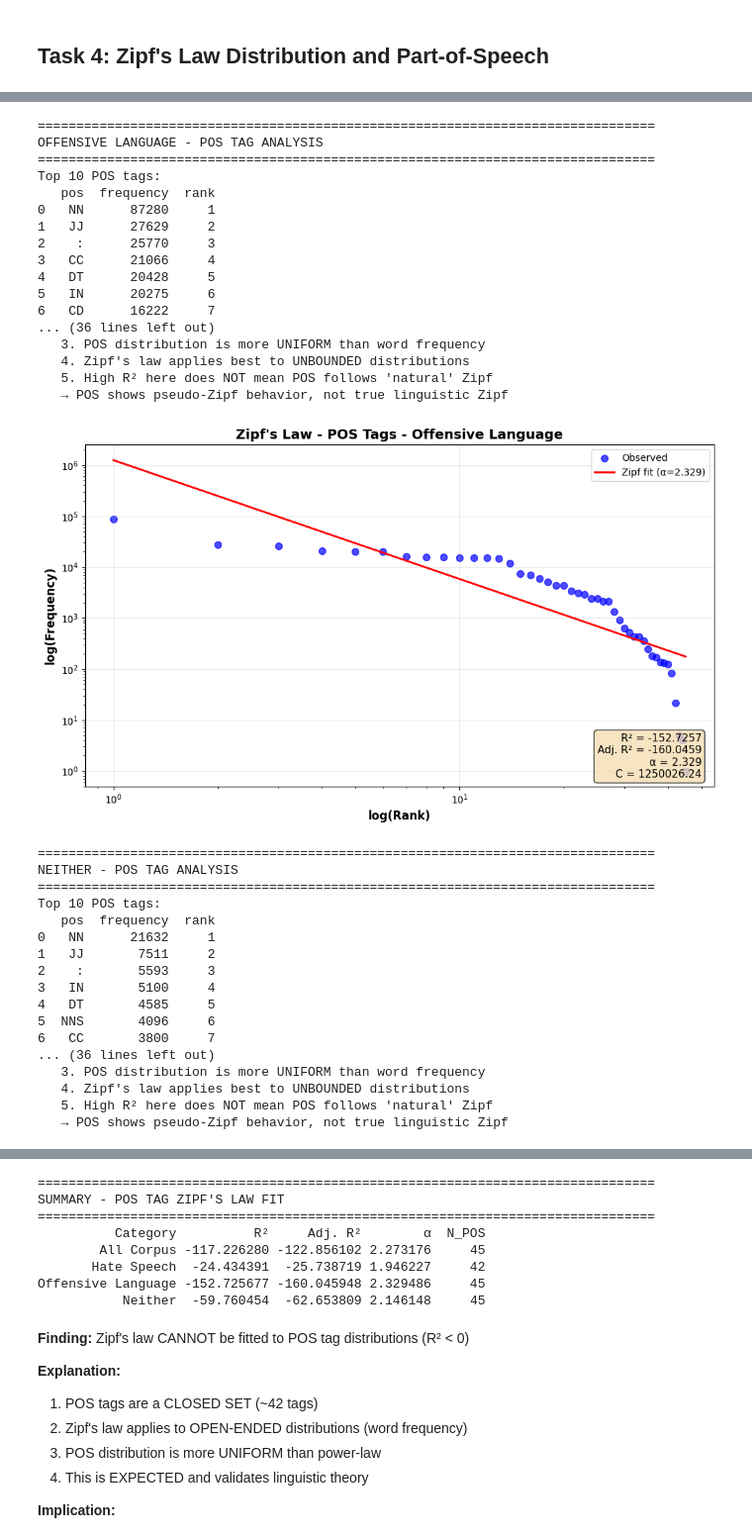
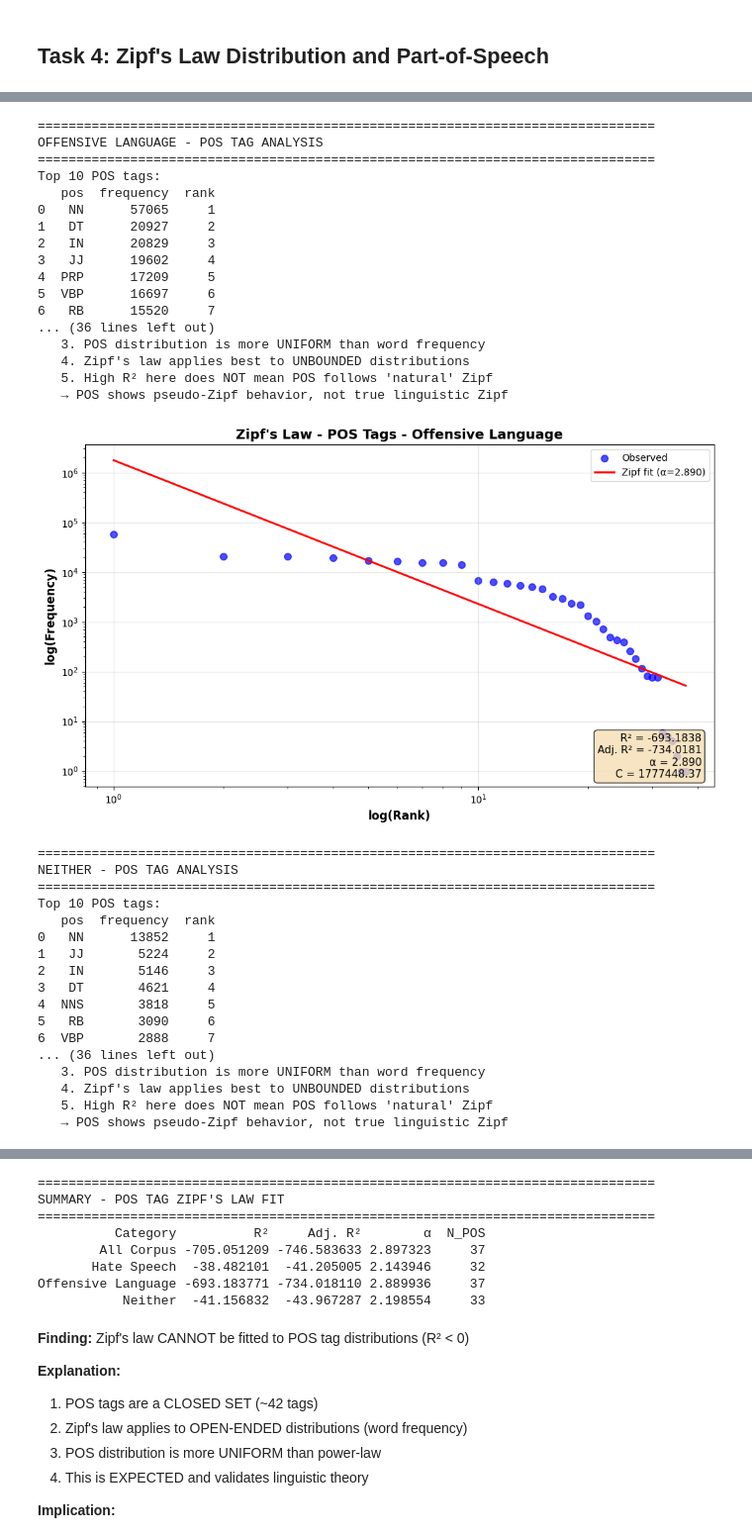
Before and after one commit to namvdo/hate-speech-zipf-analysis, a Jupyter notebook: zipf_analysis.ipynb, the cells around one changed output, grey strips where cells are left out. Shown at 99% size. Saved outputs shown, nothing was run; the diff lists cells and outputs as text; code cells hidden in the pictures.

```diff
--- a/zipf_analysis.ipynb
+++ b/zipf_analysis.ipynb
@@ -84,6 +85,8 @@ def clean_text(text):
 
     Removes HTML entities, URLs, mentions, hashtags, RT indicators,
     and normalizes whitespace.
+
+    Expands contractions and removes unwanted characters.
     """
     if pd.isna(text):
         return ""
@@ -93,16 +96,16 @@ def clean_text(text):
     # Expand contractions
     text = contractions.fix(text)
 
-    # Remove HTML entities
-    text = re.sub(r'&amp;?', 'and', text)
-    text = re.sub(r'&lt;', '<', text)
-    text = re.sub(r'&gt;', '>', text)
-    text = re.sub(r'&#\d+;', '', text)
+    # Remove HTML tags & decode HTML entities
+    text = re.sub(r'<.*?>', '', text)
+    text = html.unescape(text)
 
-    # Remove URLs, mentions, hashtags
+    # Remove URLs, mentions
     text = re.sub(r'http\S+|www\S+', '', text)
     text = re.sub(r'@\w+', '', text)
-    # text = re.sub(r'#\w+', '', text)
+
+    # Remove hashtags but keep the text
+    text = re.sub(r'#(\w+)', r'\1', text)
 
     # Remove RT (retweet) indicator
     text = re.sub(r'\brt\b', '', text, flags=re.IGNORECASE)
@@ -1284,13 +1291,15 @@ Zipf's Law Interpretation for Neither
 # %%
 
 from nltk import pos_tag
-def add_pos_tags(df, text_column='tweet'):
+def add_pos_tags(df, text_column='cleaned_tweet'):
     """Add POS tags to dataframe."""
     def get_pos_tags(text):
         if pd.isna(text):
             return []
         tokens = nltk.word_tokenize(str(text).lower())
-        return [tag for _, tag in pos_tag(tokens)]
+        # Remove non-alphabetic tokens
+        alpha_tokens = [token for token in tokens if token.isalpha()]
+        return [tag for _, tag in pos_tag(alpha_tokens)]
 
     df['pos_tags'] = df[text_column].apply(get_pos_tags)
     return df
@@ -1491,7 +1500,7 @@ def interpret_pos_zipf_fit(fit_result, category_name):
 # ====================================================================
 
 print("Tagging POS...")
-df = add_pos_tags(df, text_column='tweet')
+df = add_pos_tags(df, text_column='cleaned_tweet')
 
 print("\n" + "="*80)
 print("ENTIRE CORPUS - POS TAG ANALYSIS")
@@ -1577,33 +1586,33 @@ Top 10 POS tags:
 ================================================================================
 OFFENSIVE LANGUAGE - POS TAG ANALYSIS
 ================================================================================
 Top 10 POS tags:
    pos  frequency  rank
-0   NN      87280     1
-1   JJ      27629     2
-2    :      25770     3
-3   CC      21066     4
-4   DT      20428     5
-5   IN      20275     6
-6   CD      16222     7
+0   NN      57065     1
+1   DT      20927     2
+2   IN      20829     3
+3   JJ      19602     4
+4  PRP      17209     5
+5  VBP      16697     6
+6   RB      15520     7
 ... (36 lines left out)
    3. POS distribution is more UNIFORM than word frequency
    4. Zipf's law applies best to UNBOUNDED distributions
    5. High R² here does NOT mean POS follows 'natural' Zipf
    → POS shows pseudo-Zipf behavior, not true linguistic Zipf
-[figure, old version]
+[figure, new version]
 ================================================================================
 NEITHER - POS TAG ANALYSIS
 ================================================================================
 Top 10 POS tags:
    pos  frequency  rank
-0   NN      21632     1
-1   JJ       7511     2
-2    :       5593     3
-3   IN       5100     4
-4   DT       4585     5
-5  NNS       4096     6
-6   CC       3800     7
+0   NN      13852     1
+1   JJ       5224     2
+2   IN       5146     3
+3   DT       4621     4
+4  NNS       3818     5
+5   RB       3090     6
+6  VBP       2888     7
 ... (36 lines left out)
    3. POS distribution is more UNIFORM than word frequency
    4. Zipf's law applies best to UNBOUNDED distributions
@@ -1614,10 +1623,10 @@ Top 10 POS tags:
 SUMMARY - POS TAG ZIPF'S LAW FIT
 ================================================================================
           Category          R²     Adj. R²        α  N_POS
-        All Corpus -117.226280 -122.856102 2.273176     45
-       Hate Speech  -24.434391  -25.738719 1.946227     42
-Offensive Language -152.725677 -160.045948 2.329486     45
-           Neither  -59.760454  -62.653809 2.146148     45
+        All Corpus -705.051209 -746.583633 2.897323     37
+       Hate Speech  -38.482101  -41.205005 2.143946     32
+Offensive Language -693.183771 -734.018110 2.889936     37
+           Neither  -41.156832  -43.967287 2.198554     33
 # %% [markdown]
 **Finding:** Zipf's law CANNOT be fitted to POS tag distributions (R² < 0)
 
```
Also changed, not shown: parts of 12 cells of this notebook.
